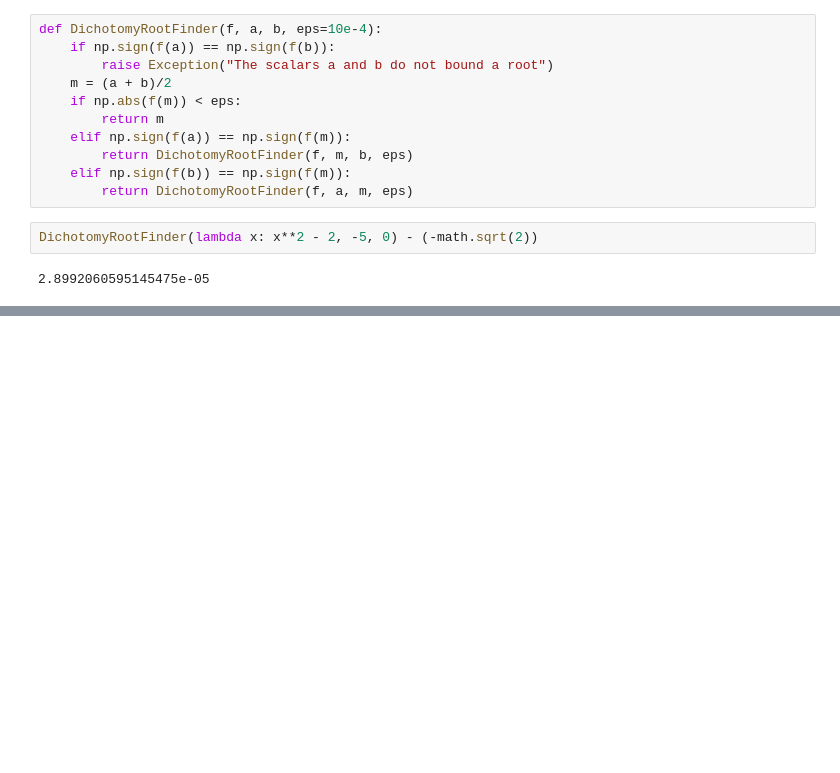
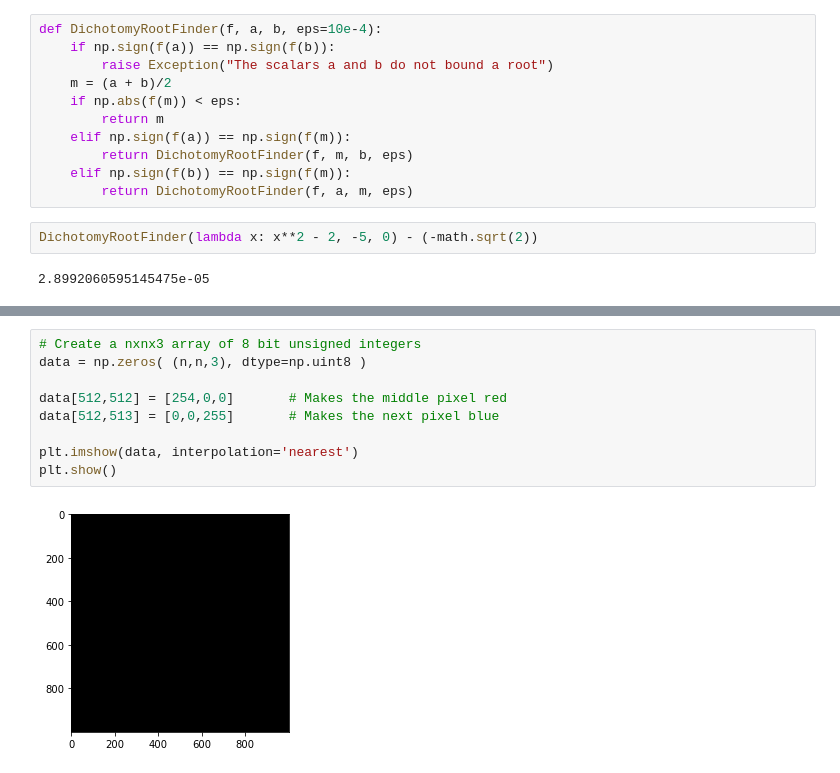
Before and after one commit to rouol/NumericalMethodsMEPHI, a Jupyter notebook: NumericalRoots.ipynb, the cells around one changed output, grey strips where cells are left out. Saved outputs shown, nothing was run; the diff lists cells and outputs as text; blank space fills up the shorter version.

```diff
--- a/NumericalRoots.ipynb
+++ b/NumericalRoots.ipynb
@@ -37,0 +208,11 @@ NewtonRootFinder(lambda x: x**2 - 2, lambda x: 2*x, -2) - (-math.sqrt(2))
+# %%
+# Create a nxnx3 array of 8 bit unsigned integers
+data = np.zeros( (n,n,3), dtype=np.uint8 )
+
+data[512,512] = [254,0,0]       # Makes the middle pixel red
+data[512,513] = [0,0,255]       # Makes the next pixel blue
+
+plt.imshow(data, interpolation='nearest')
+plt.show()
+# %% [output]
+[figure, added]
```
Also changed, not shown: parts of 19 cells of this notebook, 1 other file.
